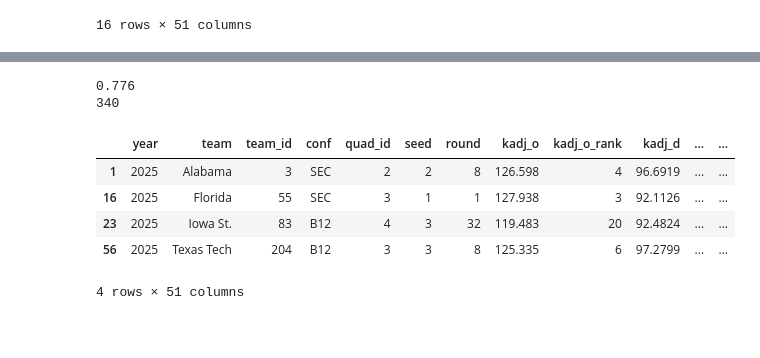
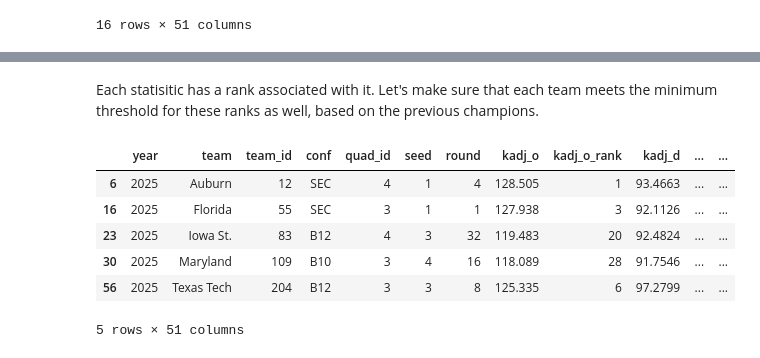
Before and after one commit to baywigg/DS3001Group, a Jupyter notebook: results.ipynb, the cells around one changed output, grey strips where cells are left out. Drawn from its saved outputs; the diff is of its cells as text; code cells hidden in the pictures; blank space fills up the shorter version.

```diff
--- a/results.ipynb
+++ b/results.ipynb
@@ -218,13 +120,0 @@ df_2025
-# %%
-min_oreb_pct = previous_winners['oreb'].min()
-min_oreb_pct_rank = previous_winners['oreb_rank'].max()
-print(min_oreb_pct)
-print(min_oreb_pct_rank)
-df_2025 = df_2025[(df_2025['oreb'] >= min_oreb_pct) & (df_2025['oreb_rank'] <= min_oreb_pct_rank)]
-
-min_dreb_pct = previous_winners['dreb'].min()
-min_dreb_pct_rank = previous_winners['dreb_rank'].max()
-print(min_dreb_pct)
-print(min_dreb_pct_rank)
-df_2025 = df_2025[(df_2025['dreb'] >= min_dreb_pct) & (df_2025['dreb_rank'] <= min_dreb_pct_rank)]
-df_2025
@@ -246,13 +120,0 @@ df_2025
-# %%
-min_ftr_pct = previous_winners['ftr'].min()
-min_ftr_pct_rank = previous_winners['ftr_rank'].max()
-print(min_ftr_pct)
-print(min_ftr_pct_rank)
-df_2025 = df_2025[(df_2025['ftr'] >= min_ftr_pct) & (df_2025['ftr_rank'] <= min_ftr_pct_rank)]
-
-min_ftrd_pct = previous_winners['ftrd'].max()
-min_ftrd_pct_rank = previous_winners['ftrd_rank'].max()
-print(min_ftrd_pct)
-print(min_ftrd_pct_rank)
-df_2025 = df_2025[(df_2025['ftrd'] <= min_ftrd_pct) & (df_2025['ftrd_rank'] <= min_ftrd_pct_rank)]
-df_2025
@@ -271,16 +121,21 @@ df_2025
-# %%
-min_exp = previous_winners['exp'].min()
-min_exp_rank = previous_winners['exp_rank'].max()
-print(min_exp)
-print(min_exp_rank)
-df_2025 = df_2025[(df_2025['exp'] >= min_exp) & (df_2025['exp_rank'] <= min_exp_rank)]
-df_2025
-# %% [output]
-0.776
-340
-|  | year | team | team_id | conf | quad_id | seed | round | kadj_o | kadj_o_rank | kadj_d | ... | ... |
-| 1 | 2025 | Alabama | 3 | SEC | 2 | 2 | 8 | 126.598 | 4 | 96.6919 | ... | ... |
-| 16 | 2025 | Florida | 55 | SEC | 3 | 1 | 1 | 127.938 | 3 | 92.1126 | ... | ... |
-| 23 | 2025 | Iowa St. | 83 | B12 | 4 | 3 | 32 | 119.483 | 20 | 92.4824 | ... | ... |
-| 56 | 2025 | Texas Tech | 204 | B12 | 3 | 3 | 8 | 125.335 | 6 | 97.2799 | ... | ... |
-4 rows × 51 columns
+# %% [markdown]
+Each statisitic has a rank associated with it. Let's make sure that each team meets the minimum threshold for these ranks as well, based on the previous champions.
+# %%
+# get every column that is ranked
+rank_columns = [col for col in df_2025.columns if 'rank' in col]
+
+# iterate through columns
+for col in rank_columns:
+    # filter by lowest rank for that stat
+    min_stat_rank = previous_winners[col].max()
+    df_2025 = df_2025[(df_2025[col] <= min_stat_rank)]
+
+df_2025
+# %% [output]
+|  | year | team | team_id | conf | quad_id | seed | round | kadj_o | kadj_o_rank | kadj_d | ... | ... |
+| 6 | 2025 | Auburn | 12 | SEC | 4 | 1 | 4 | 128.505 | 1 | 93.4663 | ... | ... |
+| 16 | 2025 | Florida | 55 | SEC | 3 | 1 | 1 | 127.938 | 3 | 92.1126 | ... | ... |
+| 23 | 2025 | Iowa St. | 83 | B12 | 4 | 3 | 32 | 119.483 | 20 | 92.4824 | ... | ... |
+| 30 | 2025 | Maryland | 109 | B10 | 3 | 4 | 16 | 118.089 | 28 | 91.7546 | ... | ... |
+| 56 | 2025 | Texas Tech | 204 | B12 | 3 | 3 | 8 | 125.335 | 6 | 97.2799 | ... | ... |
+5 rows × 51 columns
```
Also changed, not shown: parts of 16 cells of this notebook.
